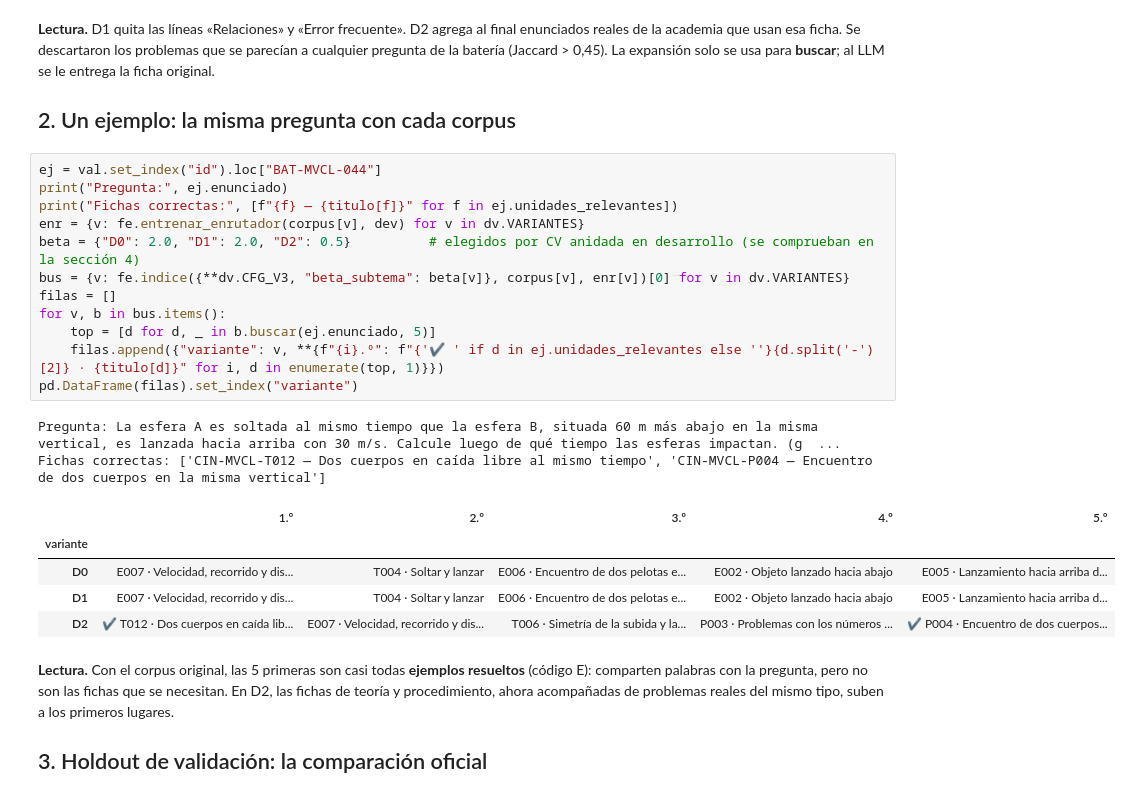
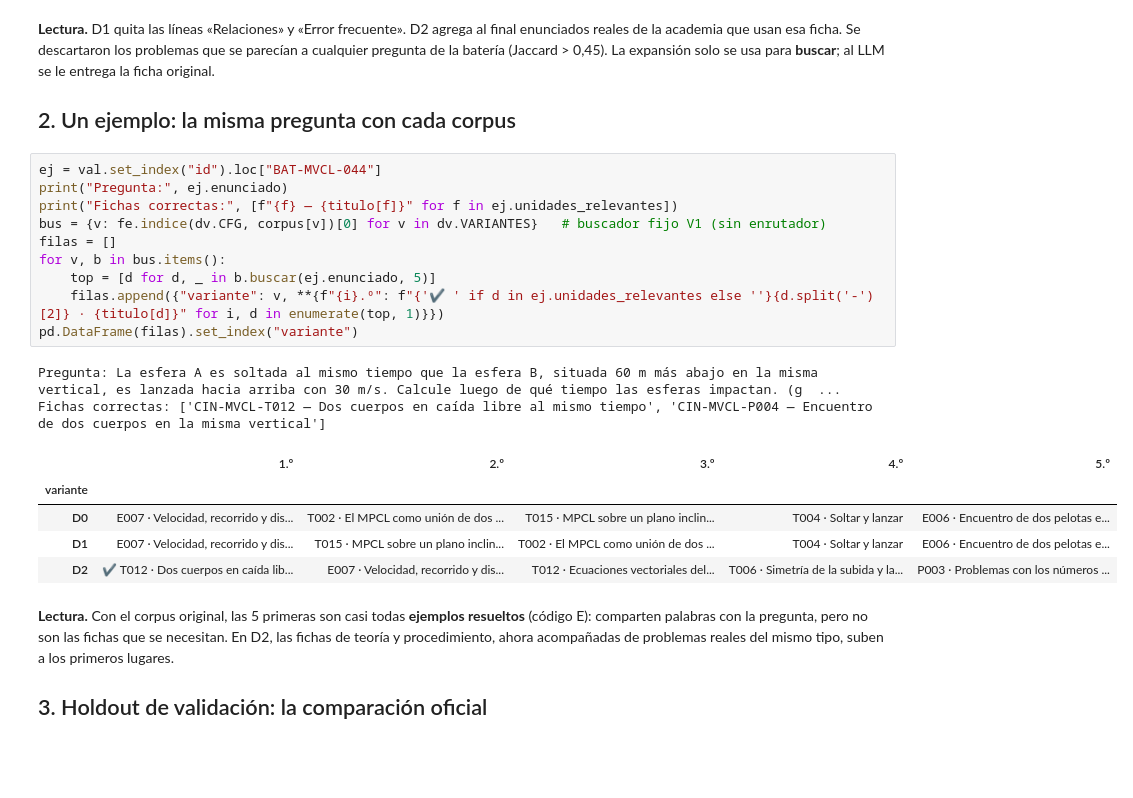
Before and after one commit to ELMERDANTE/chatbot-cinematica-rag, a Jupyter notebook: notebooks/03_variantes_datos.ipynb, the cells around one changed output. Saved outputs shown, nothing was run; the diff lists cells and outputs as text; blank space fills up the shorter version.

```diff
--- a/notebooks/03_variantes_datos.ipynb
+++ b/notebooks/03_variantes_datos.ipynb
@@ -78,23 +78,21 @@ Expansión D2 (problemas de la reserva de Ágora que NO están en la batería):
 # %%
 ej = val.set_index("id").loc["BAT-MVCL-044"]
 print("Pregunta:", ej.enunciado)
 print("Fichas correctas:", [f"{f} — {titulo[f]}" for f in ej.unidades_relevantes])
-enr = {v: fe.entrenar_enrutador(corpus[v], dev) for v in dv.VARIANTES}
-beta = {"D0": 2.0, "D1": 2.0, "D2": 0.5}          # elegidos por CV anidada en desarrollo (se comprueban en la sección 4)
-bus = {v: fe.indice({**dv.CFG_V3, "beta_subtema": beta[v]}, corpus[v], enr[v])[0] for v in dv.VARIANTES}
+bus = {v: fe.indice(dv.CFG, corpus[v])[0] for v in dv.VARIANTES}   # buscador fijo V1 (sin enrutador)
 filas = []
 for v, b in bus.items():
     top = [d for d, _ in b.buscar(ej.enunciado, 5)]
     filas.append({"variante": v, **{f"{i}.º": f"{'✔ ' if d in ej.unidades_relevantes else ''}{d.split('-')[2]} · {titulo[d]}" for i, d in enumerate(top, 1)}})
 pd.DataFrame(filas).set_index("variante")
 # %% [output]
 Pregunta: La esfera A es soltada al mismo tiempo que la esfera B, situada 60 m más abajo en la misma vertical, es lanzada hacia arriba con 30 m/s. Calcule luego de qué tiempo las esferas impactan. (g  ...
 Fichas correctas: ['CIN-MVCL-T012 — Dos cuerpos en caída libre al mismo tiempo', 'CIN-MVCL-P004 — Encuentro de dos cuerpos en la misma vertical']
 |  | 1.º | 2.º | 3.º | 4.º | 5.º |
 | variante |  |  |  |  |  |
-| D0 | E007 · Velocidad, recorrido y dis... | T004 · Soltar y lanzar | E006 · Encuentro de dos pelotas e... | E002 · Objeto lanzado hacia abajo | E005 · Lanzamiento hacia arriba d... |
-| D1 | E007 · Velocidad, recorrido y dis... | T004 · Soltar y lanzar | E006 · Encuentro de dos pelotas e... | E002 · Objeto lanzado hacia abajo | E005 · Lanzamiento hacia arriba d... |
-| D2 | ✔ T012 · Dos cuerpos en caída lib... | E007 · Velocidad, recorrido y dis... | T006 · Simetría de la subida y la... | P003 · Problemas con los números ... | ✔ P004 · Encuentro de dos cuerpos... |
+| D0 | E007 · Velocidad, recorrido y dis... | T002 · El MPCL como unión de dos ... | T015 · MPCL sobre un plano inclin... | T004 · Soltar y lanzar | E006 · Encuentro de dos pelotas e... |
+| D1 | E007 · Velocidad, recorrido y dis... | T015 · MPCL sobre un plano inclin... | T002 · El MPCL como unión de dos ... | T004 · Soltar y lanzar | E006 · Encuentro de dos pelotas e... |
+| D2 | ✔ T012 · Dos cuerpos en caída lib... | E007 · Velocidad, recorrido y dis... | T012 · Ecuaciones vectoriales del... | T006 · Simetría de la subida y la... | P003 · Problemas con los números ... |
 # %% [markdown]
 **Lectura.** Con el corpus original, las 5 primeras son casi todas **ejemplos resueltos** (código E): comparten palabras con la pregunta, pero no son las fichas que se necesitan. En D2, las fichas de teoría y procedimiento, ahora acompañadas de problemas reales del mismo tipo, suben a los primeros lugares.
 
```
Also changed, not shown: parts of 12 cells of this notebook, 25 other files.
